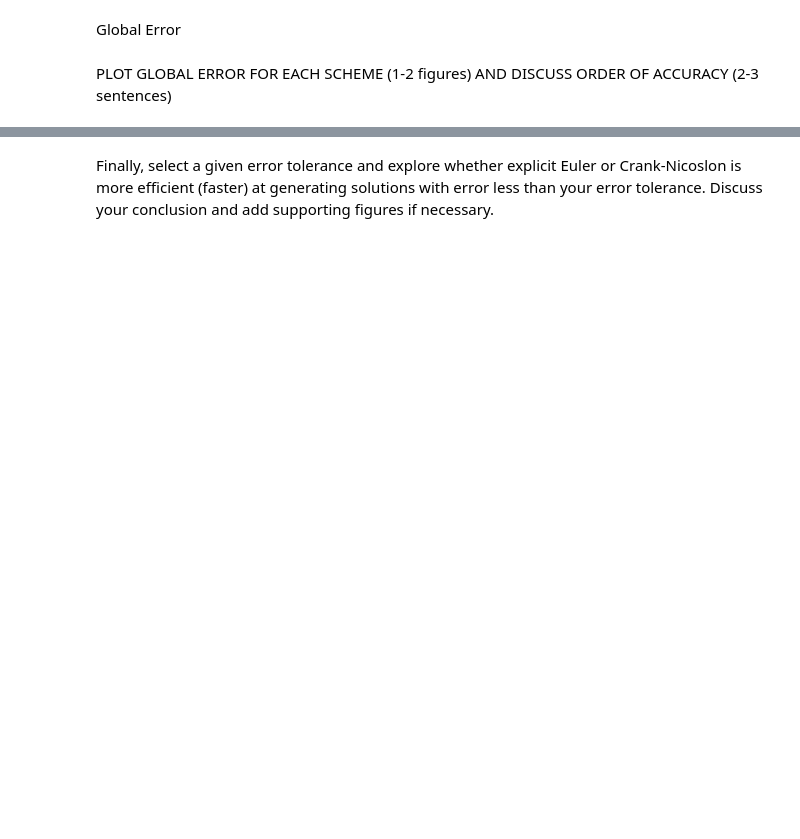
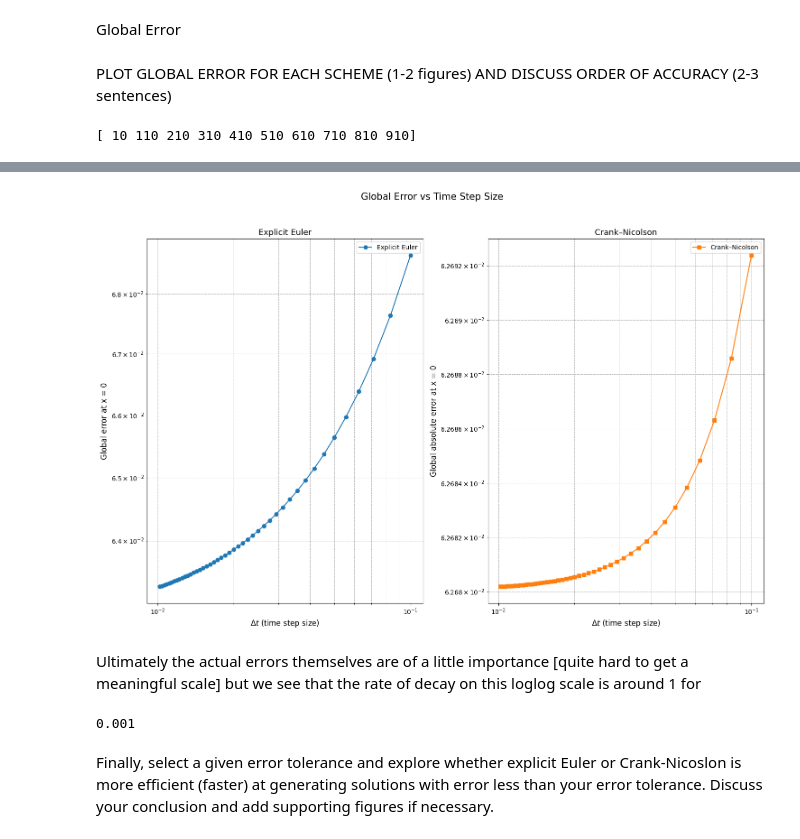
Before and after one commit to Hafeez1002/QCES, a Jupyter notebook: project1_numerical_methods.ipynb, the cells around one changed output, grey strips where cells are left out. Saved outputs shown, nothing was run; the diff lists cells and outputs as text; code cells hidden in the pictures; blank space fills up the shorter version.

```diff
--- a/project1_numerical_methods.ipynb
+++ b/project1_numerical_methods.ipynb
@@ -171,9 +177,11 @@ def EE(x, t, kappa):
 
     end_time = time.time()  # Print the elapsed time
 
+    run  = end_time - start_time
+
     print(f"Explicit Euler method took {end_time - start_time:.2f} seconds")
 
-    return c
+    return c, run
 # %% [markdown]
 Similarly, the function below timesteps the diffusion equation with the Crank-Nicolson method
 # %%
@@ -206,9 +214,11 @@ def CN(x, t, kappa):
 
     end_time = time.time()  # Print the elapsed time
 
+    run  = end_time - start_time
+
     print(f"Crank-Nicolson method took {end_time - start_time:.2f} seconds")
 
-    return c
+    return c , run
 # %% [markdown]
 Next, create a function to set the initial conditions. The exact solution to the unbounded diffusion equation with a delta function initial condition is:
 
@@ -245,5 +255,5 @@ x = np.linspace(x_start, x_end, Nx)  # Create a vector for x
 Run each method once:
 # %%
 # Run the simulations
-c_EE = EE(x, t, kappa) # explicit Euler
-c_CN = CN(x, t, kappa) # Crank-Nicolson
+c_EE, _ = EE(x, t, kappa) # explicit Euler
+c_CN, _ = CN(x, t, kappa) # Crank-Nicolson
@@ -315,11 +334,16 @@ plt.show()
 Global Error
 # %% [markdown]
 PLOT GLOBAL ERROR FOR EACH SCHEME (1-2 figures) AND DISCUSS ORDER OF ACCURACY (2-3 sentences)
+# %%
+Nts = np.arange(5, 1000,5)
+print(Nts)
+# %% [output]
+[ 10 110 210 310 410 510 610 710 810 910]
 # %%
 #We want to take readings from our exact solution and from our in any case we get can them at every time step from 0 to 10 [for numerical]
 #And 10 to 20 for the analytical , we will take it our x = 0 because it's just
 #much easier, we will have different code blocks produce different time steps take the 0th value and then compare how the error evolves.
-
+kappa = 0.0001
 
 #TIMESTEPS are just controlled by our values for NT, around 10 different time step values should so a signficance
 # Timestepping parameters
@@ -328,19 +352,20 @@ t_end = 10  # end time
 # Size of the physical domain
 x_start = -1
 x_end = 1
-Nx = 100
+Nx = 151
 #We will make the Nx value super big so that we don't pick up any errros in space
 
 x = np.linspace(x_start, x_end, Nx)  # Create a vector for x
 #This was just code copied from a previous code block
 #get the middle value because that is where the error will be at it's highest [the most interesting]
-x0_index = np.argmin(np.abs(x - 0.5))
-Nt_values = [1000, 2000,,300 4000, 8000, 16000, 32000]
+x0_index = np.argmin(np.abs(x - 0))
+Nt_values = np.arange(100, 1000, 20) # Reduced Nt values for faster execution
 
 
+#Mentioned how when water above 0 C melts the snow below it, maybe get warm water, mkae more porous and then flood the snow ith colder water?
+#Getting the exact values at x = 0 and at the final time-step
+C_ex0 = ((4*np.pi*kappa*19.5)**(-0.5))*np.exp(- 0**2 / (4*kappa*19.5))
 
-#Getting the exact values at x = 0 and at the final time-step
-C_ex0 = (4*np.pi*kappa*comp)**(-0.5)*np.exp(-0**2 / (4*kappa*comp))
 
 #creating stores for the absolute values
 EE_global_errors = []
@@ -349,25 +374,39 @@ CN_global_errors = []
 #Loop over different time steps
 for num_timesteps in Nt_values:
   t = np.linspace(t_start, t_end, num_timesteps)  # Create a vector of times
-  c_EE = EE(x, t, kappa) # explicit Euler
-  c_CN = CN(x, t, kappa) # Crank-Nicolson
+  c_EE, _ = EE(x, t, kappa) # explicit Euler
+  c_CN, _ = CN(x, t, kappa) # Crank-Nicolson
 #Get the absolute error
-  EE_err = abs(c_EE[x0_index,-1] -  C_ex0)
-  CN_err = abs(c_CN[x0_index,-1] -  C_ex0)
+  EE_err = np.abs((c_EE[x0_index,-1] -  C_ex0))
+  CN_err = np.abs((c_CN[x0_index,-1] -  C_ex0))
 
   EE_global_errors.append(EE_err)
   CN_global_errors.append(CN_err)
 
 
 # Plot error vs timestep size
-dt_values = [(t_end - t_start)/Nt for Nt in Nt_values]
+dt_values = [(t_end - t_start)/(Nt) for Nt in Nt_values]
 
-plt.figure(figsize=(8,6))
-plt.loglog(dt_values, EE_global_errors, 'o-', label='Explicit Euler')
-plt.loglog(dt_values, CN_global_errors, 's-', label='Crank–Nicolson')
+plt.figure(figsize = (15,10))
+
+plt.subplot(1, 2, 1)
+plt.loglog(dt_values, EE_global_errors, 'o-', label='Explicit Euler', color='tab:blue')
 plt.xlabel(r'$\Delta t$ (time step size)', fontsize=12)
 plt.ylabel('Global error at x = 0', fontsize=12)
+plt.title('Explicit Euler', fontsize=13)
+plt.grid(True, which='both', linestyle='--', linewidth=0.7)
 plt.legend()
+
+# --- Crank–Nicolson ---
+plt.subplot(1, 2, 2)
+plt.loglog(dt_values, CN_global_errors, 's-', label='Crank–Nicolson', color='tab:orange')
+plt.xlabel(r'$\Delta t$ (time step size)', fontsize=12)
+plt.ylabel('Global absolute error at x = 0', fontsize=12)
+plt.title('Crank–Nicolson', fontsize=13)
 plt.grid(True, which='both', linestyle='--', linewidth=0.7)
-plt.title('Global Error vs Time Step Size (Heat Equation)', fontsize=13)
+plt.legend()
+
+plt.suptitle('Global Error vs Time Step Size', fontsize=15)
+plt.tight_layout(rect=[0, 0, 1, 0.95])
 plt.show()
+# %% [output]
@@ -373,0 +430 @@ plt.show()
+[figure, added]
@@ -376,2 +431,8 @@ print(CN_global_errors)
+# %% [markdown]
+Ultimately the actual errors themselves are of a little importance [quite hard to get a meaningful scale] but we see that the rate of decay on this loglog scale is around 1 for
+# %%
+print(x[49])
+# %% [output]
+0.001
 # %% [markdown]
 Finally, select a given error tolerance and explore whether explicit Euler or Crank-Nicoslon is more efficient (faster) at generating solutions with error less than your error tolerance. Discuss your conclusion and add supporting figures if necessary.
```
Also changed, not shown: parts of 12 cells of this notebook.
